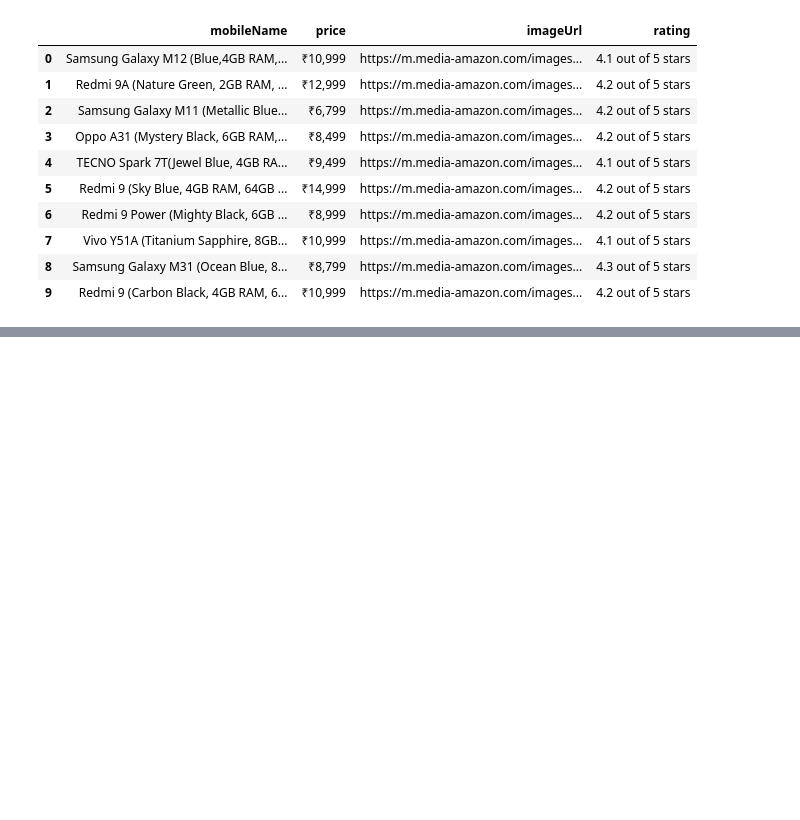
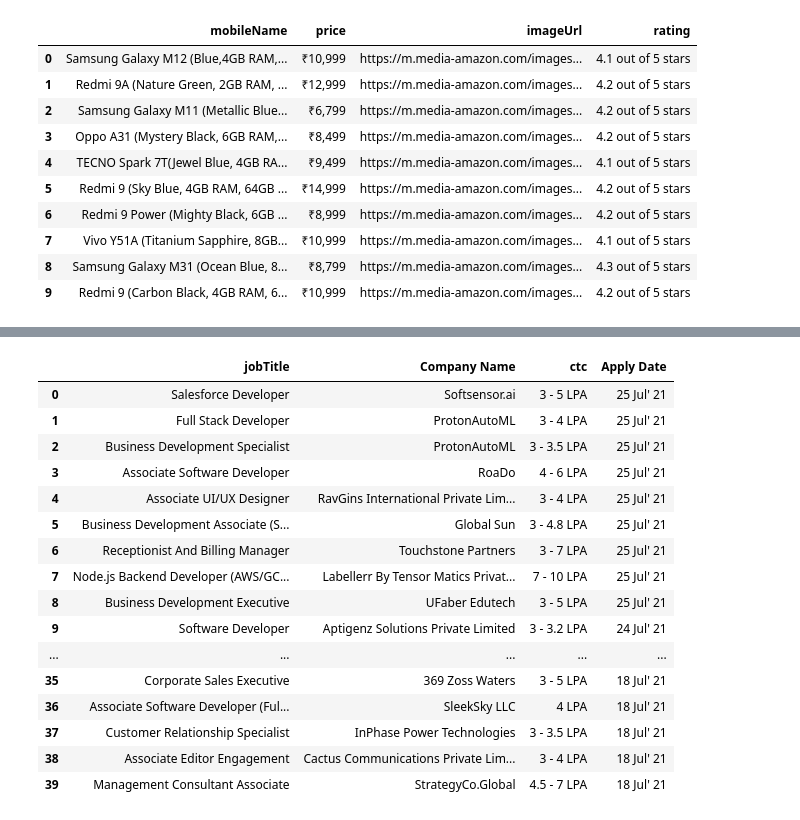
Before and after one commit to PriyankaHaldar-github/Assignment1, a Jupyter notebook: WebScrapingAssignment1.ipynb, the cells around one changed output, grey strips where cells are left out. Saved outputs shown, nothing was run; the diff lists cells and outputs as text; code cells hidden in the pictures; blank space fills up the shorter version.

```diff
--- a/WebScrapingAssignment1.ipynb
+++ b/WebScrapingAssignment1.ipynb
@@ -409,0 +410,50 @@ df
+# %%
+def job_details(jobUrl):
+    response = requests.get(jobUrl)
+    #print(response.status_code)
+    jobHtml = response.text
+    soup=BeautifulSoup(jobHtml)
+    #prettyhtml=soup.prettify()
+    jobTitle=[]
+    CompanyName=[]
+    ctc=[]
+    ApplyDate=[]
+    for job in soup.findAll('div',class_='heading_4_5 profile'):
+        jobTitle.append(job.a.text.replace('\n','').strip())
+    for company in soup.findAll('div',class_='heading_6 company_name'):
+        CompanyName.append(company.a.text.replace('\n','').strip())
+    for c in soup.findAll(class_='item_body'):
+        if (c.text.replace('\n','').strip().endswith('LPA')):
+            ctc.append(c.text.replace('\n','').strip())
+        if (c.text.replace('\n','').strip().endswith('21')):
+            ApplyDate.append(c.text.replace('\n','').strip())
+
+
+    df=pd.DataFrame({
+        "jobTitle":jobTitle,
+        "Company Name":CompanyName,
+        "ctc":ctc,
+        "Apply Date":ApplyDate
+    })
+    return df
+
+d=job_details('https://internshala.com/fresher-jobs')
+d
+# %% [output]
+|  | jobTitle | Company Name | ctc | Apply Date |
+| 0 | Salesforce Developer | Softsensor.ai | 3 - 5 LPA | 25 Jul' 21 |
+| 1 | Full Stack Developer | ProtonAutoML | 3 - 4 LPA | 25 Jul' 21 |
+| 2 | Business Development Specialist | ProtonAutoML | 3 - 3.5 LPA | 25 Jul' 21 |
+| 3 | Associate Software Developer | RoaDo | 4 - 6 LPA | 25 Jul' 21 |
+| 4 | Associate UI/UX Designer | RavGins International Private Lim... | 3 - 4 LPA | 25 Jul' 21 |
+| 5 | Business Development Associate (S... | Global Sun | 3 - 4.8 LPA | 25 Jul' 21 |
+| 6 | Receptionist And Billing Manager | Touchstone Partners | 3 - 7 LPA | 25 Jul' 21 |
+| 7 | Node.js Backend Developer (AWS/GC... | Labellerr By Tensor Matics Privat... | 7 - 10 LPA | 25 Jul' 21 |
+| 8 | Business Development Executive | UFaber Edutech | 3 - 5 LPA | 25 Jul' 21 |
+| 9 | Software Developer | Aptigenz Solutions Private Limited | 3 - 3.2 LPA | 24 Jul' 21 |
+| ... | ... | ... | ... | ... |
+| 35 | Corporate Sales Executive | 369 Zoss Waters | 3 - 5 LPA | 18 Jul' 21 |
+| 36 | Associate Software Developer (Ful... | SleekSky LLC | 4 LPA | 18 Jul' 21 |
+| 37 | Customer Relationship Specialist | InPhase Power Technologies | 3 - 3.5 LPA | 18 Jul' 21 |
+| 38 | Associate Editor Engagement | Cactus Communications Private Lim... | 3 - 4 LPA | 18 Jul' 21 |
+| 39 | Management Consultant Associate | StrategyCo.Global | 4.5 - 7 LPA | 18 Jul' 21 |
```
Also changed, not shown: parts of 3 cells of this notebook.
